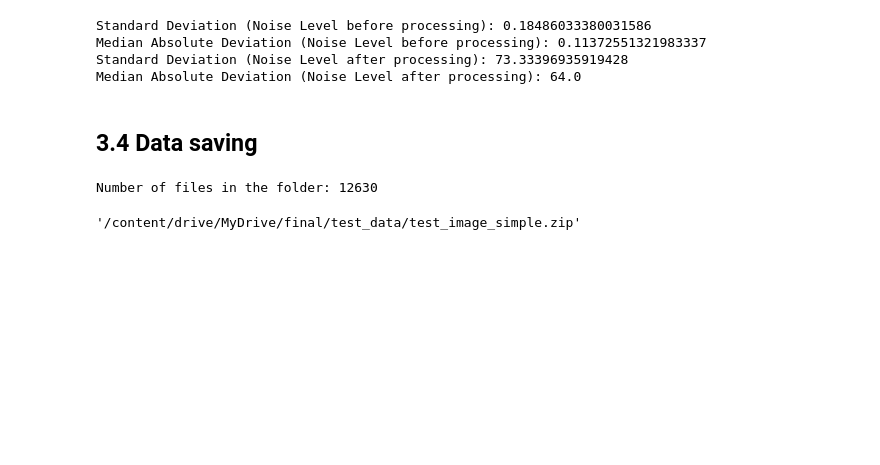
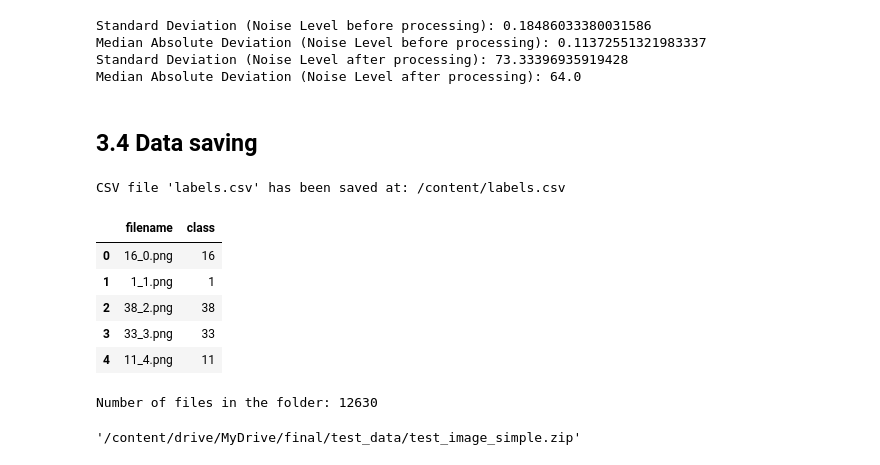
Before and after one commit to Jieoi/traffic_sign_recognition, a Jupyter notebook: test_data_preparation_simple.ipynb, the cells around one changed output. Cells and saved outputs as stored; diff of their text form; code cells hidden in the pictures; blank space fills up the shorter version.

```diff
--- a/test_data_preparation_simple.ipynb
+++ b/test_data_preparation_simple.ipynb
@@ -53,9 +53,9 @@ Extract the data from the zip file using getFile.py
 from getFile import extract_zip_to_directory
 
 # Define file paths
-root_path = '/content/drive/MyDrive'
+root_path = 'drive/MyDrive'
 zip_filename = os.path.join(root_path, 'GTSRB/GTSRB.zip')
-extract_dir = "/content/GTSRB"
+extract_dir = "GTSRB"
 
 # Call the function
 extract_zip_to_directory(zip_filename, extract_dir)
@@ -212,8 +212,12 @@ Median Absolute Deviation (Noise Level after processing): 64.0
 <h2>3.4 Data saving</h2>
 # %%
 # Define the folder path to save the images
-save_folder = "/content/enhanced_images"
+save_folder = "enhanced_images"
 os.makedirs(save_folder, exist_ok=True)
+
+# Initialize lists to store filenames and class labels
+filenames = []
+classes = []
 
 # Save augmented images to the folder
 for i, image in enumerate(denoised_images):
@@ -221,3 +225,7 @@ for i, image in enumerate(denoised_images):
     filename = f"{class_label}_{i}.png"
     file_path = os.path.join(save_folder, filename)
     cv2.imwrite(file_path, image)
+
+    # Append filename and class to the lists
+    filenames.append(filename)
+    classes.append(class_label)
@@ -236,2 +232,23 @@ labels.to_csv(csv_file_path, index=False)
+# %%
+# Create a DataFrame to store the data
+data = {"filename": filenames, "class": classes}
+df = pd.DataFrame(data)
+
+# Save the DataFrame as a CSV file
+csv_file_path = "labels.csv"
+df.to_csv(csv_file_path, index=False)
+
+print("CSV file 'labels.csv' has been saved at:", csv_file_path)
+# %% [output]
+CSV file 'labels.csv' has been saved at: /content/labels.csv
+# %%
+df.head()
+# %% [output]
+|  | filename | class |
+| 0 | 16_0.png | 16 |
+| 1 | 1_1.png | 1 |
+| 2 | 38_2.png | 38 |
+| 3 | 33_3.png | 33 |
+| 4 | 11_4.png | 11 |
 # %%
 # Specify the directory path
```
Also changed, not shown: parts of 10 cells of this notebook.
